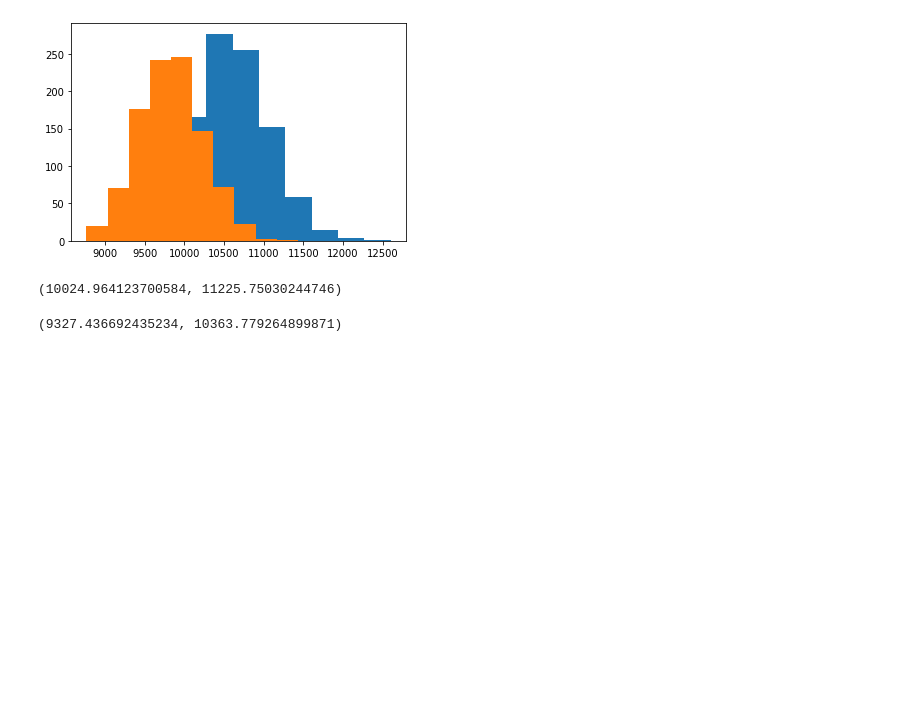
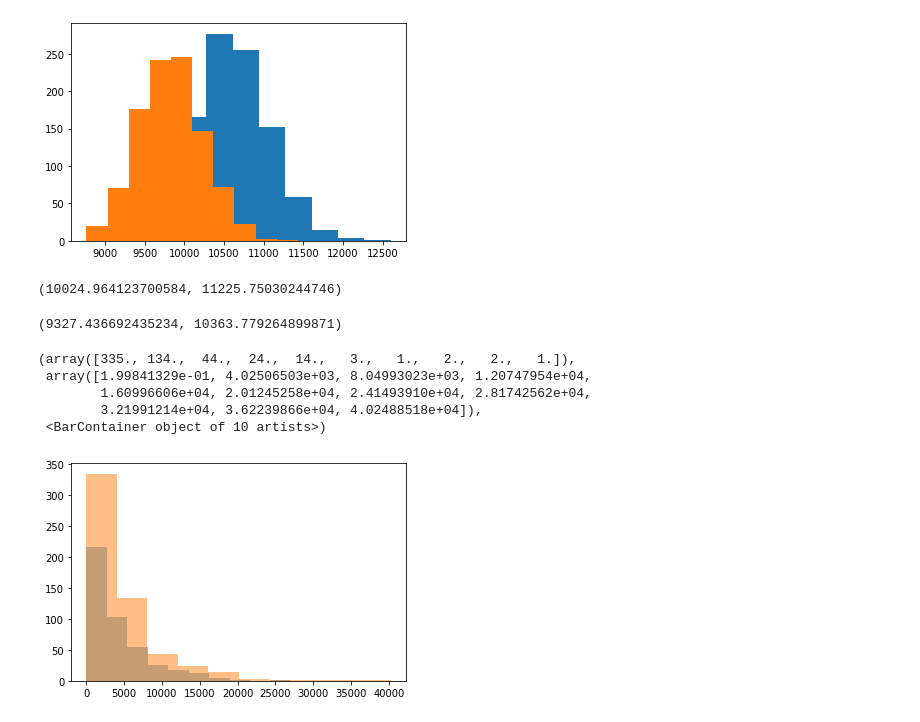
Before and after one commit to olethrosdc/digital-skills, a Jupyter notebook: src/sampling/Salaries.ipynb, the cells around one changed output. Cells and saved outputs as stored; diff of their text form; code cells hidden in the pictures; blank space fills up the shorter version.

```diff
--- a/src/sampling/Salaries.ipynb
+++ b/src/sampling/Salaries.ipynb
@@ -185,0 +191,13 @@ if (mean_women[int(0.9*n_simulations)]) < (mean_men[int(0.1*n_simulations)]):
+# %%
+n_samples = 1000
+gender, age, salary = age_dependence(n_samples)
+# %%
+plt.hist(salary[gender==0], alpha = 0.5)
+plt.hist(salary[gender==1], alpha = 0.5)
+# %% [output]
+(array([335., 134.,  44.,  24.,  14.,   3.,   1.,   2.,   2.,   1.]),
+ array([1.99841329e-01, 4.02506503e+03, 8.04993023e+03, 1.20747954e+04,
+        1.60996606e+04, 2.01245258e+04, 2.41493910e+04, 2.81742562e+04,
+        3.21991214e+04, 3.62239866e+04, 4.02488518e+04]),
+ <BarContainer object of 10 artists>)
+[figure, added]
```
Also changed, not shown: parts of 5 cells of this notebook, 1 other file.
